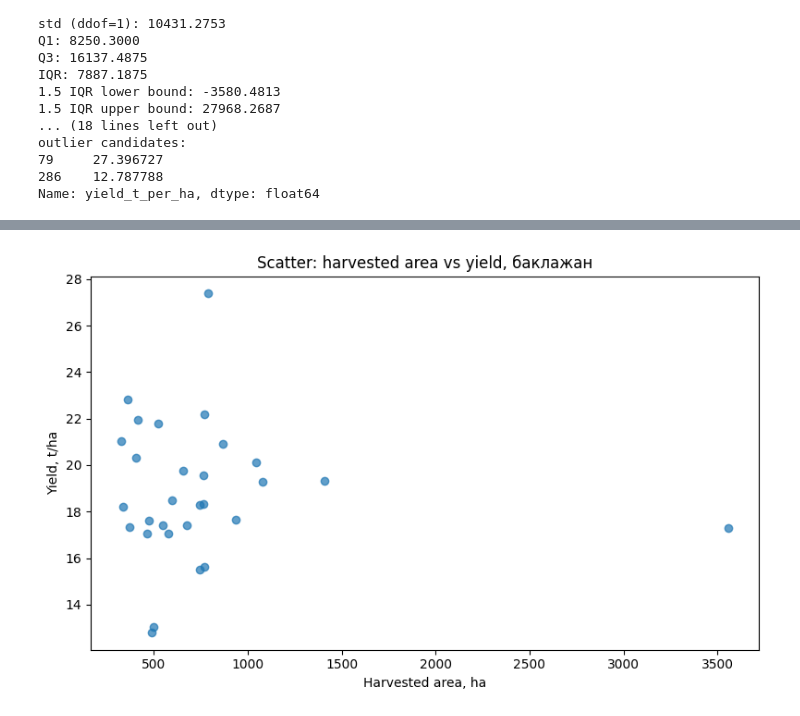
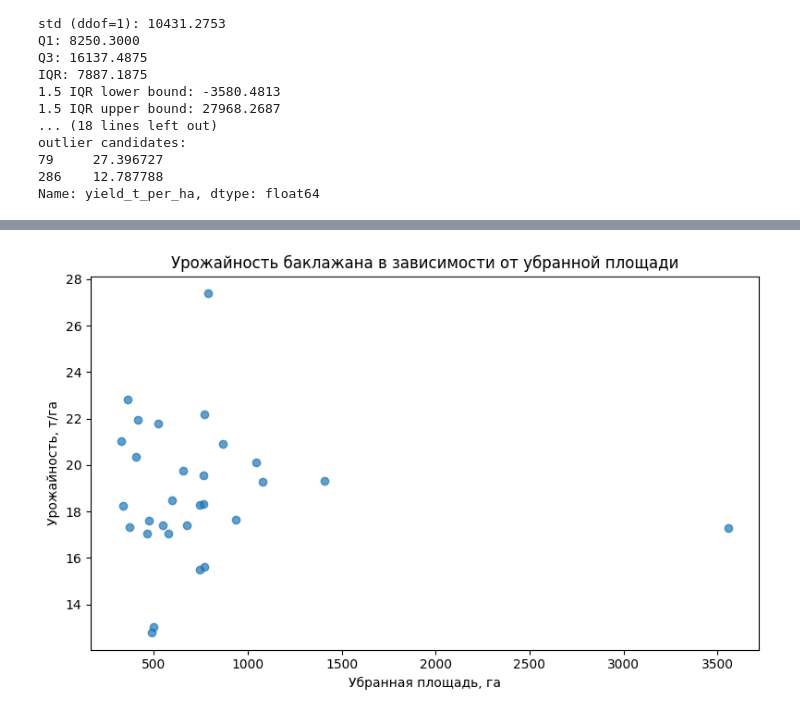
Before and after one commit to MaximNadd/Uni, a Jupyter notebook: Semester_3/Statistics_and_Data_Analysis/task_6.ipynb, the cells around one changed output, grey strips where cells are left out. Saved outputs shown, nothing was run; the diff lists cells and outputs as text; code cells hidden in the pictures.

```diff
--- a/Semester_3/Statistics_and_Data_Analysis/task_6.ipynb
+++ b/Semester_3/Statistics_and_Data_Analysis/task_6.ipynb
@@ -206,10 +206,10 @@ print(top5[["region_code", "region", "production_t", "harvested_area_ha", "yield
 # %%
 plt.figure(figsize=(8, 5))
 plt.scatter(sample["harvested_area_ha"], sample["yield_t_per_ha"], alpha=0.7)
-plt.title("Scatter: harvested area vs yield, баклажан")
-plt.xlabel("Harvested area, ha")
-plt.ylabel("Yield, t/ha")
+plt.title("Урожайность баклажана в зависимости от убранной площади")
+plt.xlabel("Убранная площадь, га")
+plt.ylabel("Урожайность, т/га")
 plt.tight_layout()
 plt.show()
 # %% [output]
-[figure, old version]
+[figure, new version]
```
Also changed, not shown: parts of 4 cells of this notebook, 3 other files.
